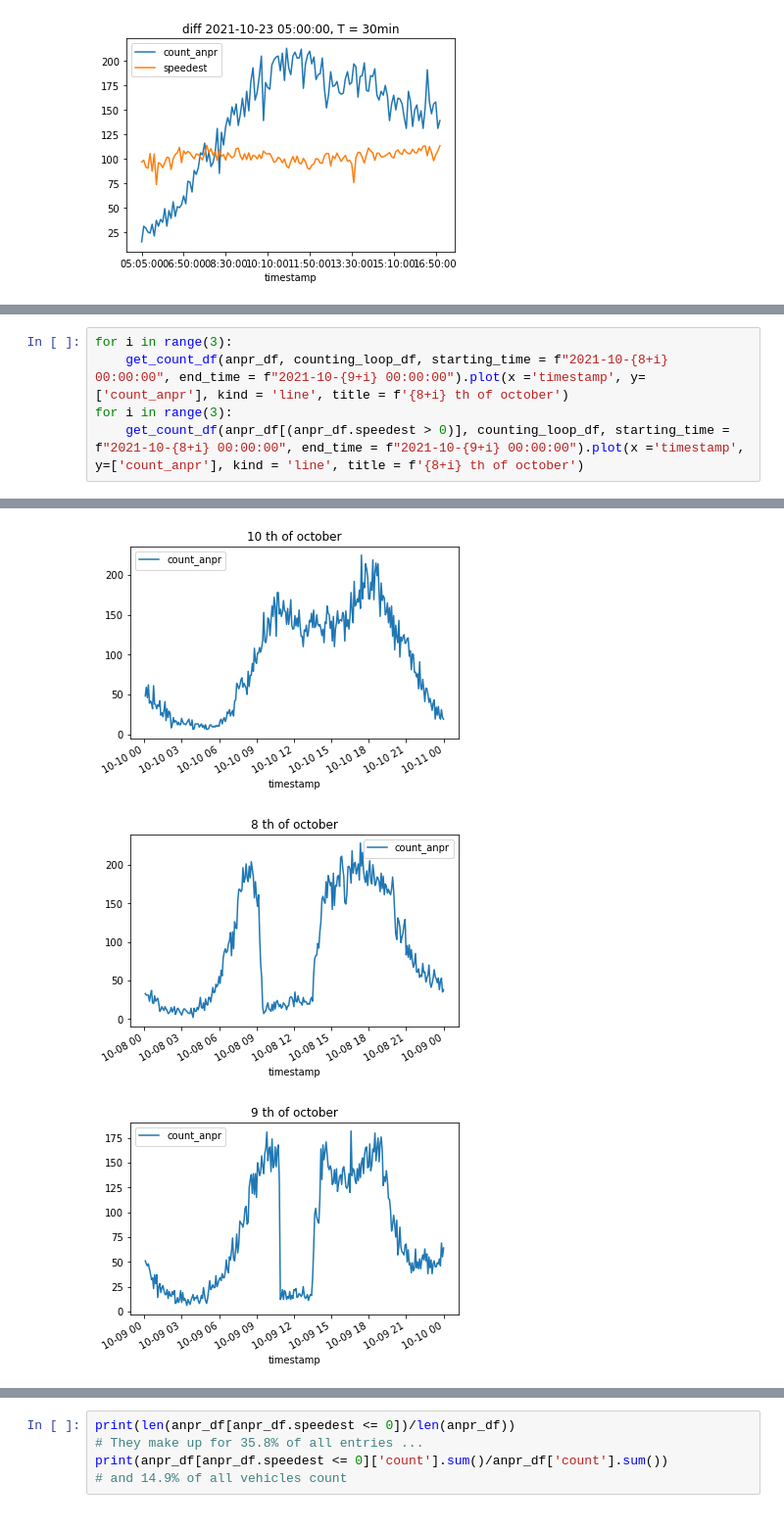
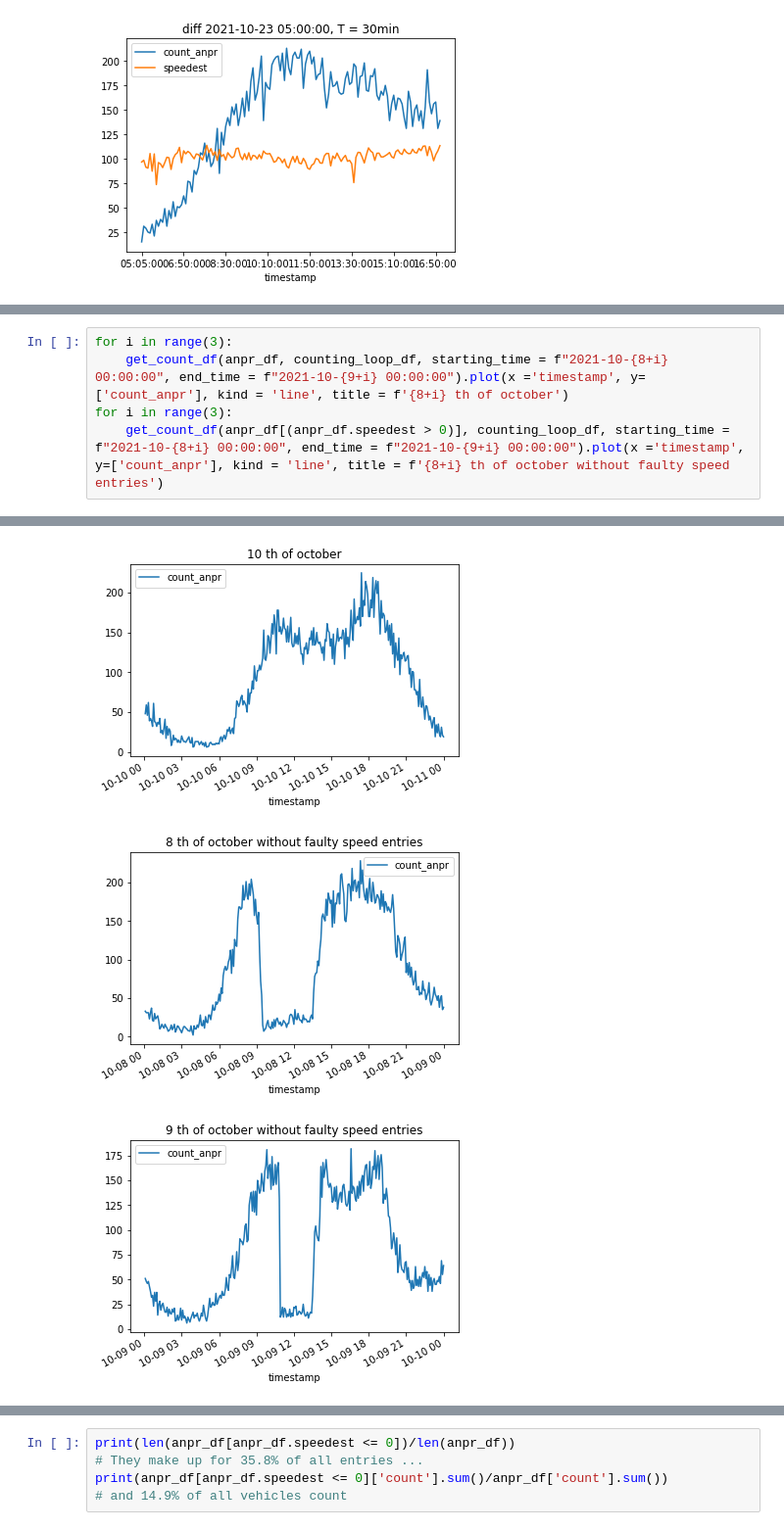
Before and after one commit to khookh/MacqProject, a Jupyter notebook: data_science_exercise.ipynb, the cells around one changed output, grey strips where cells are left out. Shown at 98% size. Drawn from its saved outputs; the diff is of its cells as text.

```diff
--- a/data_science_exercise.ipynb
+++ b/data_science_exercise.ipynb
@@ -439,11 +444,11 @@ Again, here below is an example of the impact of incoherent speedest entries, th
 # %%
 for i in range(3):
     get_count_df(anpr_df, counting_loop_df, starting_time = f"2021-10-{8+i} 00:00:00", end_time = f"2021-10-{9+i} 00:00:00").plot(x ='timestamp', y=['count_anpr'], kind = 'line', title = f'{8+i} th of october')
 for i in range(3):
-    get_count_df(anpr_df[(anpr_df.speedest > 0)], counting_loop_df, starting_time = f"2021-10-{8+i} 00:00:00", end_time = f"2021-10-{9+i} 00:00:00").plot(x ='timestamp', y=['count_anpr'], kind = 'line', title = f'{8+i} th of october')
+    get_count_df(anpr_df[(anpr_df.speedest > 0)], counting_loop_df, starting_time = f"2021-10-{8+i} 00:00:00", end_time = f"2021-10-{9+i} 00:00:00").plot(x ='timestamp', y=['count_anpr'], kind = 'line', title = f'{8+i} th of october without faulty speed entries')
 # %% [output]
 [figure]
 [figure]
 [figure]
-[figure, old version]
+[figure, new version]
-[figure, old version]
+[figure, new version]
```
Also changed, not shown: parts of 15 cells of this notebook.
